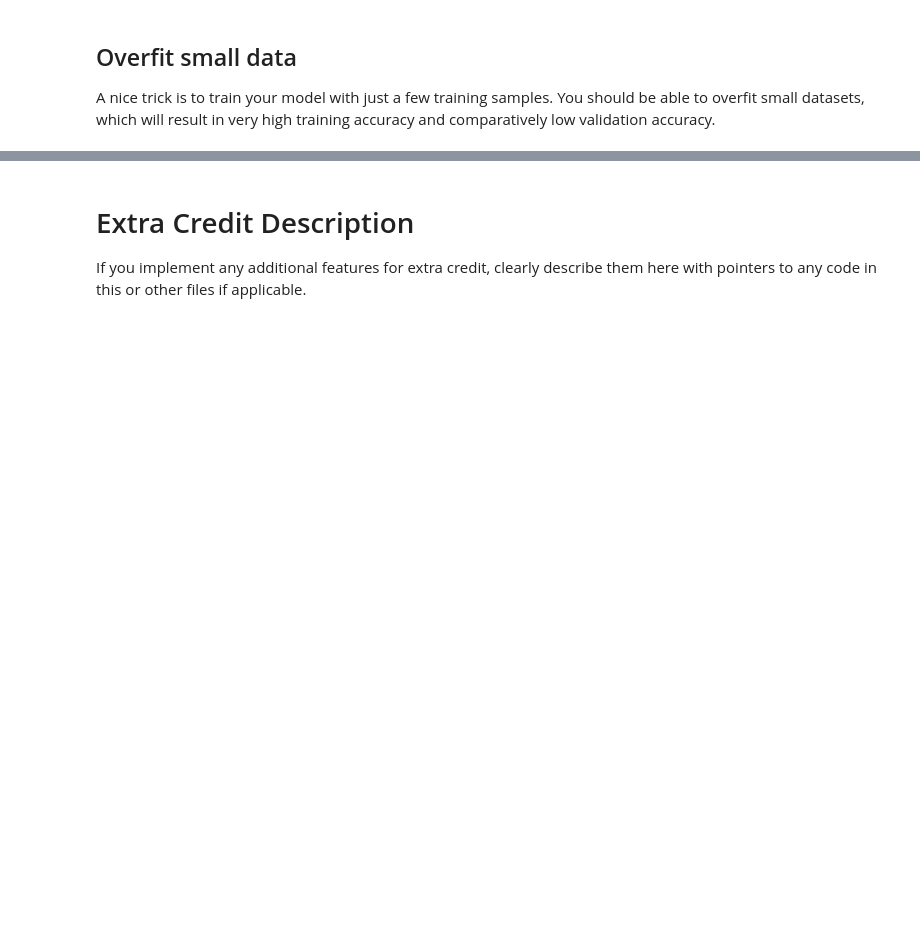
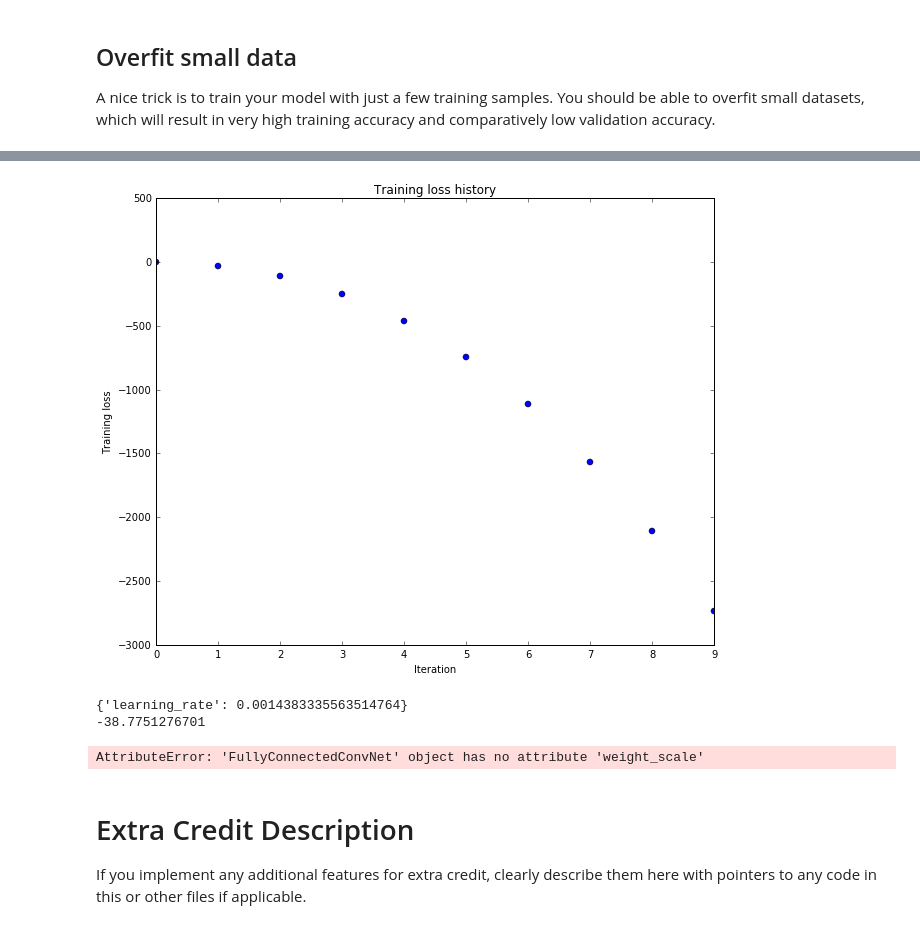
Before and after one commit to 174high/machine_learning, a Jupyter notebook: cs231n/assignment2/ConvolutionalNetworks.ipynb, the cells around one changed output, grey strips where cells are left out. Cells and saved outputs as stored; diff of their text form; code cells hidden in the pictures; blank space fills up the shorter version.

```diff
--- a/cs231n/assignment2/ConvolutionalNetworks.ipynb
+++ b/cs231n/assignment2/ConvolutionalNetworks.ipynb
@@ -873,0 +985,40 @@ plt.show()
+# %%
+tries = 200
+num_train = 50
+small_data = {
+  'X_train': data['X_train'][:num_train],
+  'y_train': data['y_train'][:num_train],
+  'X_val': data['X_val'],
+  'y_val': data['y_val'],
+}
+for i in range(tries):
+    learning_rate = 10**np.random.uniform(-7, -1)
+    weight_scale = 10**np.random.uniform(-7, -1)
+    regularization = 10*np.random.uniform(-7, -1)
+
+
+    model = FullyConnectedConvNet(weight_scale=weight_scale,
+                                  conv_layers=2,
+                                  hidden_dims_affine=[500,500],
+                                  use_batchnorm=True,
+                                  dropout=0.5,
+                                  reg=regularization)
+
+    solver = Solver(model, small_data,
+                    num_epochs=10, batch_size=50,
+                    update_rule='adam',
+                    optim_config={
+                      'learning_rate': learning_rate,
+                    },
+                    verbose=True, print_every=20)
+    solver.train()
+    print "accuracy: {acc}".format(acc=solver.train_acc_history[-1])
+    print "learning rate: {lr}".format(lr=learning_rate)
+    print "weight_scale: {ws}".format(ws=weight_scale)
+
+plt.plot(solver.loss_history, 'o')
+plt.title('Training loss history')
+plt.xlabel('Iteration')
+plt.ylabel('Training loss')
+plt.show()
+# %% [output]
@@ -874,3 +1042,12 @@ plt.show()
+[figure, added]
+# %%
+print solver.optim_config
+print solver.model.reg
+print solver.model.weight_scale
+# %% [output]
+{'learning_rate': 0.0014383335563514764}
+-38.7751276701
+AttributeError: 'FullyConnectedConvNet' object has no attribute 'weight_scale'
 # %% [markdown]
 # Extra Credit Description
 If you implement any additional features for extra credit, clearly describe them here with pointers to any code in this or other files if applicable.
```
Also changed, not shown: parts of 12 cells of this notebook, 5 other files.
